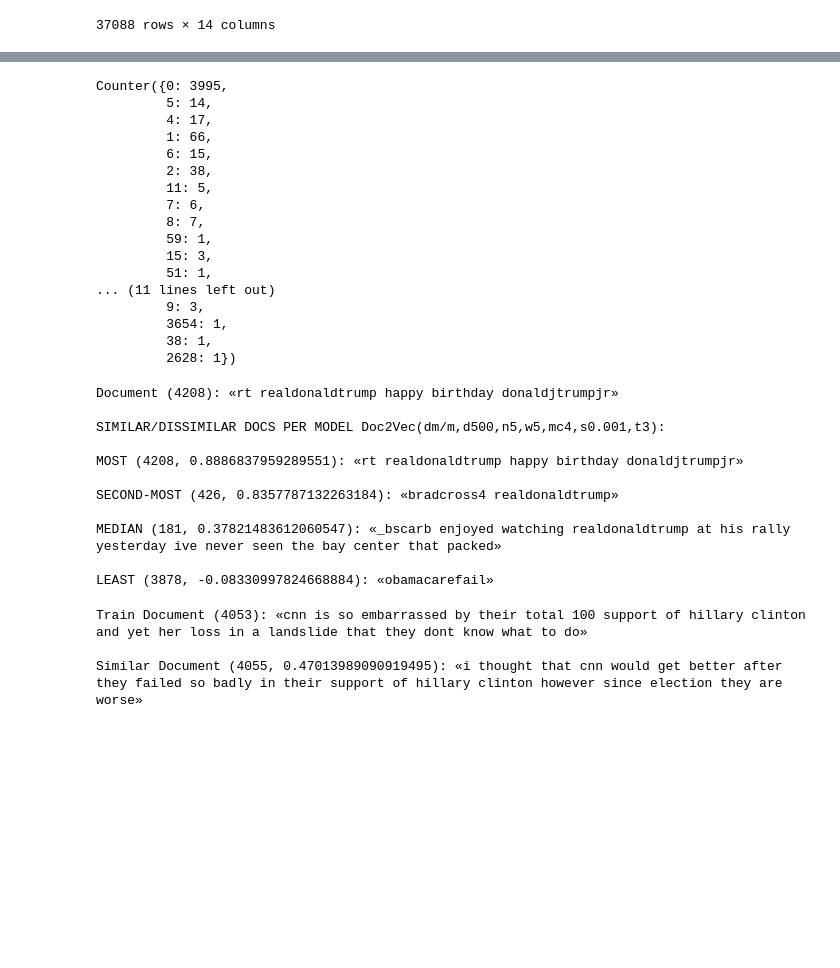
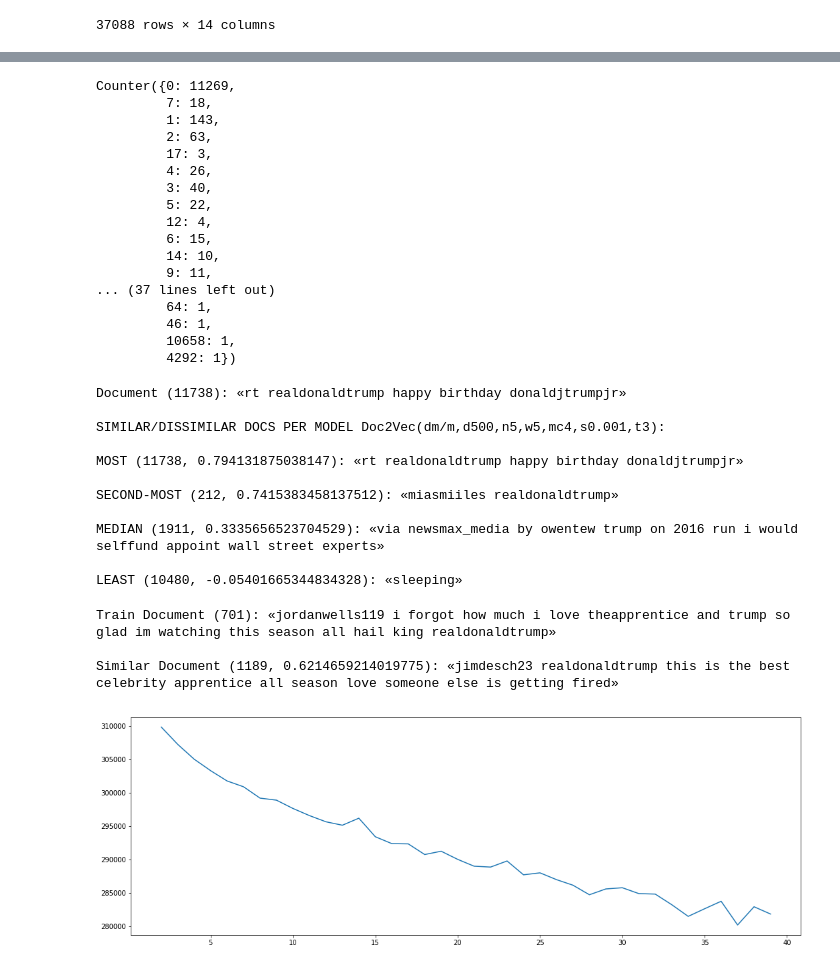
Before and after one commit to Gneur11/TextAnalytics, a Jupyter notebook: d2vec.ipynb, the cells around one changed output, grey strips where cells are left out. Drawn from its saved outputs; the diff is of its cells as text; code cells hidden in the pictures; blank space fills up the shorter version.

Commit message:
trying to compute clustering for 2015/2016

```diff
--- a/d2vec.ipynb
+++ b/d2vec.ipynb
@@ -49,7 +53,12 @@ data
 #sentences = data[data["year"] == 2016]["m"].tolist()
 # %%
 #don't count words
-sentences = data[data["year"] == 2016]["noTags_punct"].tolist()
+#sentences = data[data["year"] == 2016]["noTags_punct"].tolist()
+
+#pre-campaign
+data1 = data[data["year"] <= 2016]
+data1 = data1[data1["year"] >= 2015]
+sentences = data["noTags_punct"].tolist()
 #sentences = data["noTags_punct"].tolist()
 # %%
 tagged_data = [TaggedDocument(words=word_tokenize(_d.lower()), tags=[i]) for i, _d in enumerate(sentences)]
@@ -100,5 +93,6 @@ model = Doc2Vec(vector_size=500, min_count=4, epochs=100)
 
 model.build_vocab(tagged_data)
 # %%
-%time model.train(tagged_data, total_examples=model.corpus_count, epochs=model.epochs)
+%%time
+model.train(tagged_data, total_examples=model.corpus_count, epochs=model.epochs)
 # %% [output]
@@ -125,40 +128,40 @@ import collections
 
 collections.Counter(ranks)  # Results vary between runs due to random seeding and very small corpus
 # %% [output]
-Counter({0: 3995,
-         5: 14,
-         4: 17,
-         1: 66,
+Counter({0: 11269,
+         7: 18,
+         1: 143,
+         2: 63,
+         17: 3,
+         4: 26,
+         3: 40,
+         5: 22,
+         12: 4,
          6: 15,
-         2: 38,
-         11: 5,
-         7: 6,
-         8: 7,
-         59: 1,
-         15: 3,
-         51: 1,
-... (11 lines left out)
-         9: 3,
-         3654: 1,
-         38: 1,
-         2628: 1})
+         14: 10,
+         9: 11,
+... (37 lines left out)
+         64: 1,
+         46: 1,
+         10658: 1,
+         4292: 1})
 # %%
 print('Document ({}): «{}»\n'.format(doc_id, ' '.join(tagged_data[doc_id].words)))
 print(u'SIMILAR/DISSIMILAR DOCS PER MODEL %s:\n' % model)
 for label, index in [('MOST', 0), ('SECOND-MOST', 1), ('MEDIAN', len(sims)//2), ('LEAST', len(sims) - 1)]:
     print(u'%s %s: «%s»\n' % (label, sims[index], ' '.join(tagged_data[sims[index][0]].words)))
 # %% [output]
-Document (4208): «rt realdonaldtrump happy birthday donaldjtrumpjr»
+Document (11738): «rt realdonaldtrump happy birthday donaldjtrumpjr»
 
 SIMILAR/DISSIMILAR DOCS PER MODEL Doc2Vec(dm/m,d500,n5,w5,mc4,s0.001,t3):
 
-MOST (4208, 0.8886837959289551): «rt realdonaldtrump happy birthday donaldjtrumpjr»
+MOST (11738, 0.794131875038147): «rt realdonaldtrump happy birthday donaldjtrumpjr»
 
-SECOND-MOST (426, 0.8357787132263184): «bradcross4 realdonaldtrump»
+SECOND-MOST (212, 0.7415383458137512): «miasmiiles realdonaldtrump»
 
-MEDIAN (181, 0.37821483612060547): «_bscarb enjoyed watching realdonaldtrump at his rally yesterday ive never seen the bay center that packed»
+MEDIAN (1911, 0.3335656523704529): «via newsmax_media by owentew trump on 2016 run i would selffund appoint wall street experts»
 
-LEAST (3878, -0.08330997824668884): «obamacarefail»
+LEAST (10480, -0.05401665344834328): «sleeping»
 # %%
 doc_id = random.randint(0, len(tagged_data) - 1)
 
@@ -167,6 +170,21 @@ print('Train Document ({}): «{}»\n'.format(doc_id, ' '.join(tagged_data[doc_id
 sim_id = second_ranks[doc_id]
 print('Similar Document {}: «{}»\n'.format(sim_id, ' '.join(tagged_data[sim_id[0]].words)))
 # %% [output]
-Train Document (4053): «cnn is so embarrassed by their total 100 support of hillary clinton and yet her loss in a landslide that they dont know what to do»
+Train Document (701): «jordanwells119 i forgot how much i love theapprentice and trump so glad im watching this season all hail king realdonaldtrump»
 
-Similar Document (4055, 0.47013989090919495): «i thought that cnn would get better after they failed so badly in their support of hillary clinton however since election they are worse»
+Similar Document (1189, 0.6214659214019775): «jimdesch23 realdonaldtrump this is the best celebrity apprentice all season love someone else is getting fired»
+# %%
+#solo per aveere un'idea di quanti cluster
+%%time
+sse_list = list()
+max_k = 40
+plt.figure(figsize=(18,6))
+for k in range(2,max_k):
+    kmeans = KMeans(init='k-means++', n_clusters=k, n_init=10, max_iter=100)
+    kmeans.fit(X)
+    sse = kmeans.inertia_
+    sse_list.append(sse)
+plt.plot(range(2,max_k), sse_list)
+plt.show()
+# %% [output]
+[figure, added]
```
Also changed, not shown: parts of 16 cells of this notebook, 1 other file.
